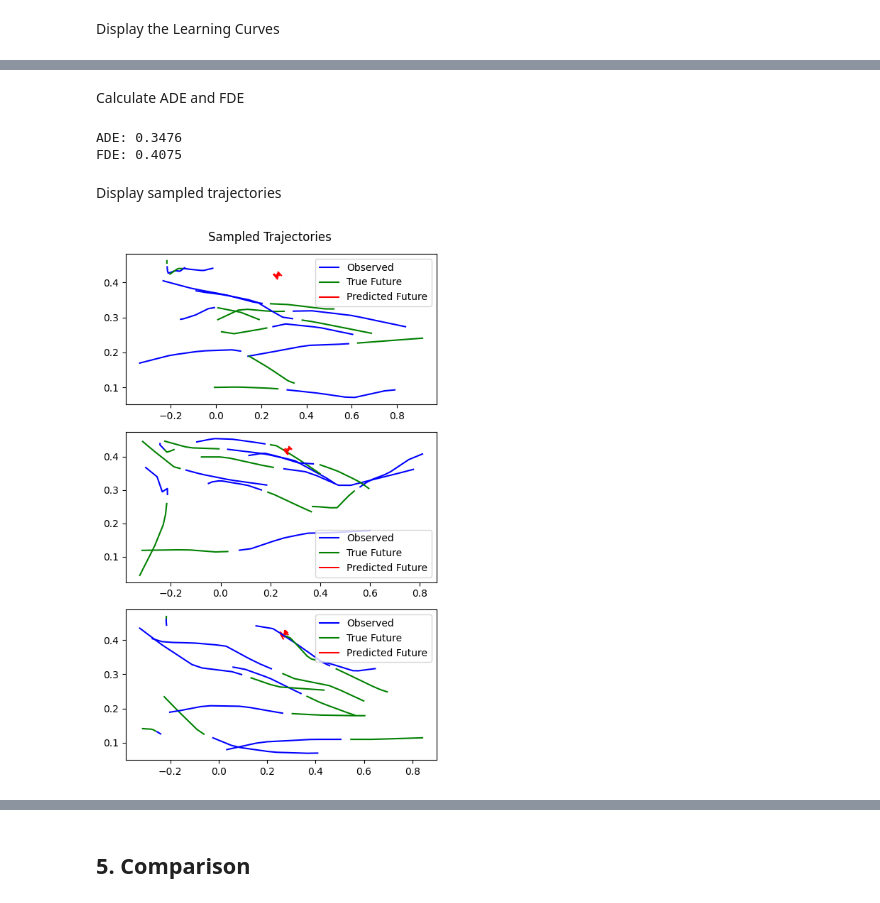
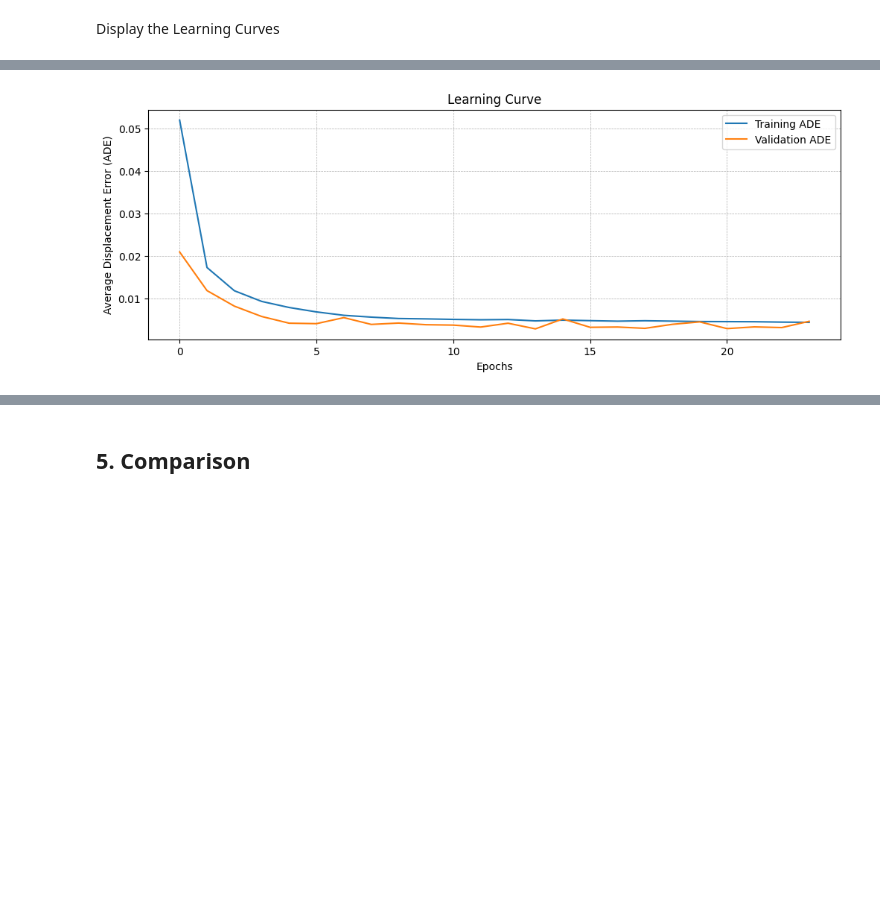
Before and after one commit to jiaminho/Human-Trajectory-Prediction-LSTM, a Jupyter notebook: Pedestrian_Trajectory_Prediction_LSTM.ipynb, the cells around one changed output, grey strips where cells are left out. Drawn from its saved outputs; the diff is of its cells as text; code cells hidden in the pictures; blank space fills up the shorter version.

```diff
--- a/Pedestrian_Trajectory_Prediction_LSTM.ipynb
+++ b/Pedestrian_Trajectory_Prediction_LSTM.ipynb
@@ -170,11 +205,0 @@ Compile and Train the Model with Early Stopping
-# %%
-# Compile the model
-model.compile(optimizer='adam', loss=ADE)
-
-# Early stopping callback
-early_stop = tf.keras.callbacks.EarlyStopping(monitor='val_loss', patience=10)
-
-# Train the model
-history = model.fit(train_observed, train_future[:, 0, :],
-                    validation_data=(val_observed, val_future[:, 0, :]),
-                    epochs=100, callbacks=[early_stop], batch_size=32)
@@ -292,10 +225,0 @@ Compile and Train the Model with Early Stopping
-# %%
-model.compile(optimizer='adam', loss=ADE)
-
-early_stop = tf.keras.callbacks.EarlyStopping(monitor='val_loss', patience=10)
-
-# We need to format the data in such a way that the LSTM gets the observed data as encoder input and
-# the first frame of future data as the decoder input to predict the next step.
-history = model.fit([train_observed, train_future[:, 0:1, :]], train_future[:, 1, :],
-                    validation_data=([val_observed, val_future[:, 0:1, :]], val_future[:, 1, :]),
-                    epochs=100, callbacks=[early_stop], batch_size=32)
@@ -356,18 +226,21 @@ predicted_val_future2 = predict_future(model, val_observed, val_future[:, 0:1, :
-# %% [markdown]
-Calculate ADE and FDE
-# %%
-ade = np.mean(np.sqrt(np.sum(np.square(val_future[:, 1:, :] - predicted_val_future2[:, 1:, :]), axis=-1)))
-fde = np.mean(np.sqrt(np.sum(np.square(val_future[:, -1, :] - predicted_val_future2[:, -1, :]), axis=-1)))
-
-print(f"ADE: {ade:.4f}")
-print(f"FDE: {fde:.4f}")
-# %% [output]
-ADE: 0.3476
-FDE: 0.4075
-# %% [markdown]
-Display sampled trajectories
-# %%
-# Display sampled trajectories using function from above
-display_sampled_trajectories(val_observed, val_future, predicted_val_future2)
-# %% [output]
-[figure, removed]
+# %%
+def plot_learning_curves(history):
+    plt.figure(figsize=(12, 4))
+
+    # Plotting loss curves
+    plt.plot(history.history['loss'], label='Training ADE')
+    plt.plot(history.history['val_loss'], label='Validation ADE')
+
+    # Adding gridlines
+    plt.grid(True, which='both', linestyle='--', linewidth=0.5)
+
+    plt.legend()
+    plt.xlabel('Epochs')
+    plt.ylabel('Average Displacement Error (ADE)')
+    plt.title('Learning Curve')
+
+    plt.show()
+
+plot_learning_curves(history_simple_model)
+# %% [output]
+[figure, added]
```
Also changed, not shown: parts of 60 cells of this notebook.
